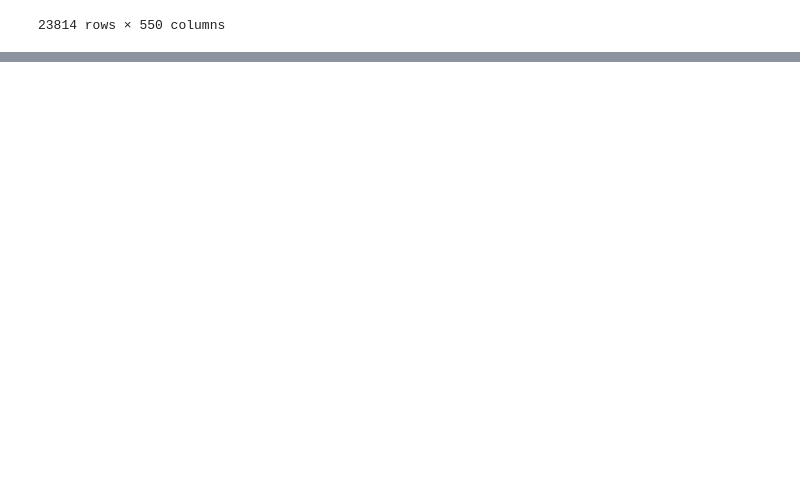
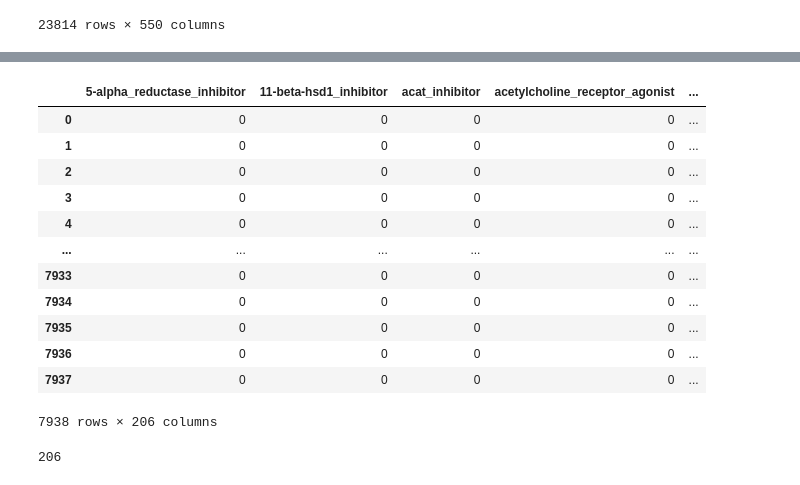
Before and after one commit to garywei944/aris_kaggle_lish-moa, a Jupyter notebook: Mini_project.ipynb, the cells around one changed output, grey strips where cells are left out. Drawn from its saved outputs; the diff is of its cells as text; code cells hidden in the pictures; blank space fills up the shorter version.

```diff
--- a/Mini_project.ipynb
+++ b/Mini_project.ipynb
@@ -136,3 +143,0 @@ clf = OneVsRestClassifier(LogisticRegression())
-# %%
-clf.fit(train_features, df_target_s)
-pred = clf.predict(test_features)
@@ -140,0 +144,24 @@ KeyboardInterrupt:
+# %%
+from sklearn.linear_model import LogisticRegression
+from sklearn.multiclass import OneVsRestClassifier
+from sklearn.model_selection import KFold
+from sklearn.metrics import roc_auc_score, log_loss
+
+"""
+Linear Model - Logistic Regression (multinomial)
+"""
+# 3_Fold cross validation
+kf = KFold(n_splits=3)
+kf.get_n_splits(train_features)
+
+log_Loss = 0.0
+
+for train_index, test_index in kf.split(train_features):
+    print("TRAIN:", train_index, "TEST:", test_index)
+    X_train_, X_val_ = train_features.iloc[train_index], train_features.iloc[test_index]
+    y_train_, y_val_ = df_target_s.iloc[train_index], df_target_s.iloc[test_index]
+
+    clf = OneVsRestClassifier(LogisticRegression())
+    clf.fit(X_train_, y_train_)
+    y_pred = clf.predict(X_val_)
+    break
@@ -144,0 +206,20 @@ pred.shape
+# %%
+y_val_
+# %% [output]
+|  | 5-alpha_reductase_inhibitor | 11-beta-hsd1_inhibitor | acat_inhibitor | acetylcholine_receptor_agonist | ... |
+| 0 | 0 | 0 | 0 | 0 | ... |
+| 1 | 0 | 0 | 0 | 0 | ... |
+| 2 | 0 | 0 | 0 | 0 | ... |
+| 3 | 0 | 0 | 0 | 0 | ... |
+| 4 | 0 | 0 | 0 | 0 | ... |
+| ... | ... | ... | ... | ... | ... |
+| 7933 | 0 | 0 | 0 | 0 | ... |
+| 7934 | 0 | 0 | 0 | 0 | ... |
+| 7935 | 0 | 0 | 0 | 0 | ... |
+| 7936 | 0 | 0 | 0 | 0 | ... |
+| 7937 | 0 | 0 | 0 | 0 | ... |
+7938 rows × 206 columns
+# %%
+y_pred.shape[1]
+# %% [output]
+206
```
Also changed, not shown: parts of 10 cells of this notebook.
